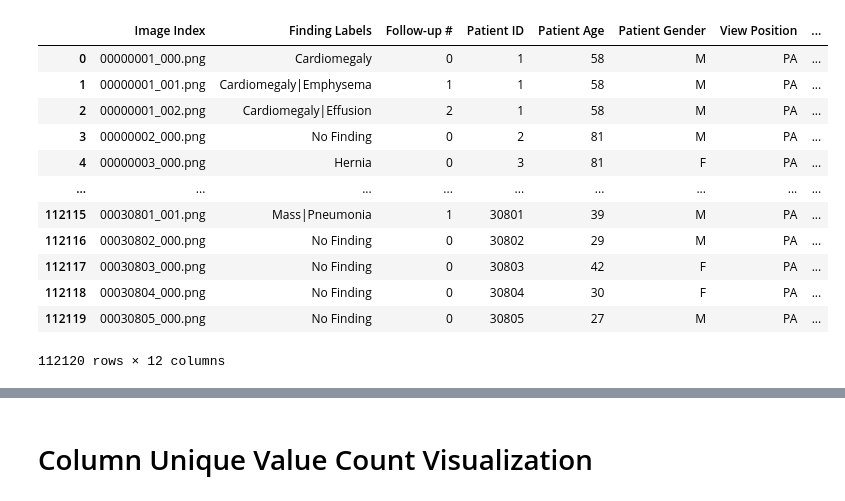
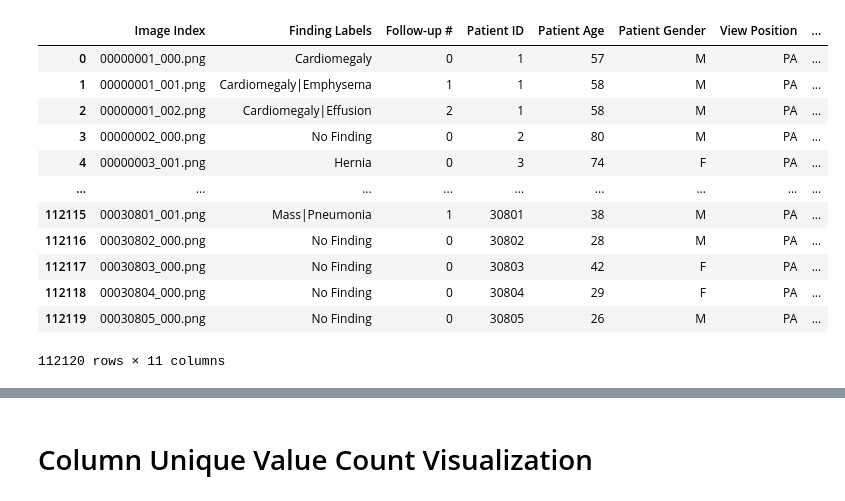
Before and after one commit to aronnicksnts/autoencoders-chest-xray, a Jupyter notebook: visualization.ipynb, the cells around one changed output, grey strips where cells are left out. Saved outputs shown, nothing was run; the diff lists cells and outputs as text; code cells hidden in the pictures.

```diff
--- a/visualization.ipynb
+++ b/visualization.ipynb
@@ -4,22 +4,22 @@ import numpy as np
 import matplotlib.pyplot as plt
 import seaborn as sns
 # %%
-chest_metadata = pd.read_csv("NIH/Data_Entry_2017.csv")
+chest_metadata = pd.read_csv("NIH/Data_Entry_2017_v2020.csv")
 chest_metadata
 # %% [output]
 |  | Image Index | Finding Labels | Follow-up # | Patient ID | Patient Age | Patient Gender | View Position | ... |
-| 0 | 00000001_000.png | Cardiomegaly | 0 | 1 | 58 | M | PA | ... |
+| 0 | 00000001_000.png | Cardiomegaly | 0 | 1 | 57 | M | PA | ... |
 | 1 | 00000001_001.png | Cardiomegaly|Emphysema | 1 | 1 | 58 | M | PA | ... |
 | 2 | 00000001_002.png | Cardiomegaly|Effusion | 2 | 1 | 58 | M | PA | ... |
-| 3 | 00000002_000.png | No Finding | 0 | 2 | 81 | M | PA | ... |
-| 4 | 00000003_000.png | Hernia | 0 | 3 | 81 | F | PA | ... |
+| 3 | 00000002_000.png | No Finding | 0 | 2 | 80 | M | PA | ... |
+| 4 | 00000003_001.png | Hernia | 0 | 3 | 74 | F | PA | ... |
 | ... | ... | ... | ... | ... | ... | ... | ... | ... |
-| 112115 | 00030801_001.png | Mass|Pneumonia | 1 | 30801 | 39 | M | PA | ... |
-| 112116 | 00030802_000.png | No Finding | 0 | 30802 | 29 | M | PA | ... |
+| 112115 | 00030801_001.png | Mass|Pneumonia | 1 | 30801 | 38 | M | PA | ... |
+| 112116 | 00030802_000.png | No Finding | 0 | 30802 | 28 | M | PA | ... |
 | 112117 | 00030803_000.png | No Finding | 0 | 30803 | 42 | F | PA | ... |
-| 112118 | 00030804_000.png | No Finding | 0 | 30804 | 30 | F | PA | ... |
-| 112119 | 00030805_000.png | No Finding | 0 | 30805 | 27 | M | PA | ... |
+| 112118 | 00030804_000.png | No Finding | 0 | 30804 | 29 | F | PA | ... |
+| 112119 | 00030805_000.png | No Finding | 0 | 30805 | 26 | M | PA | ... |
-112120 rows × 12 columns
+112120 rows × 11 columns
 # %%
 chest_metadata.describe()
 # %% [output]
```
Also changed, not shown: parts of 14 cells of this notebook, 5 other files.
